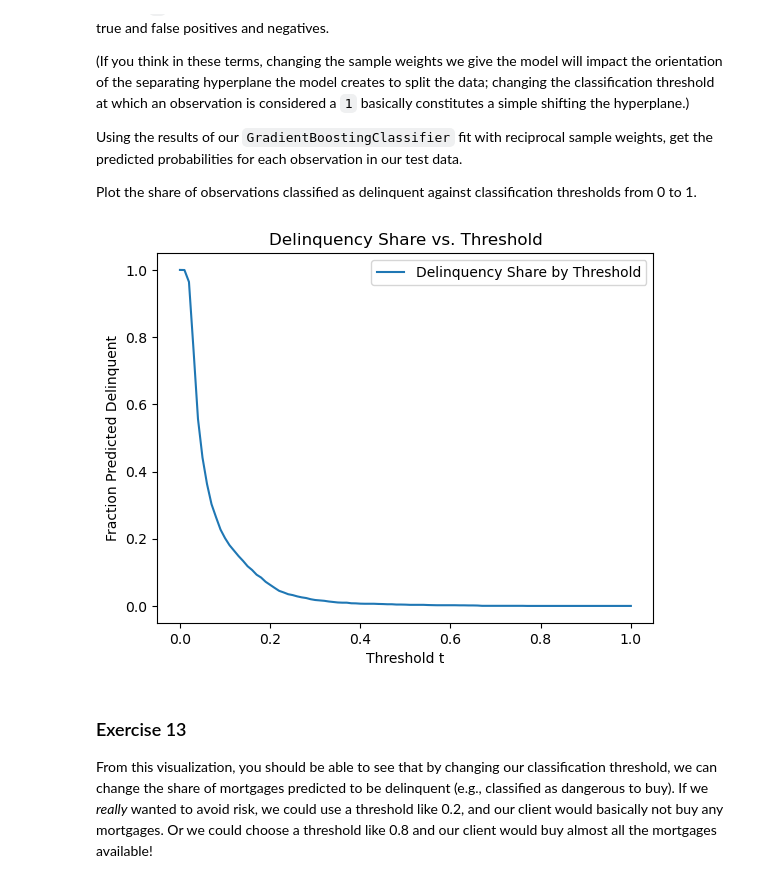
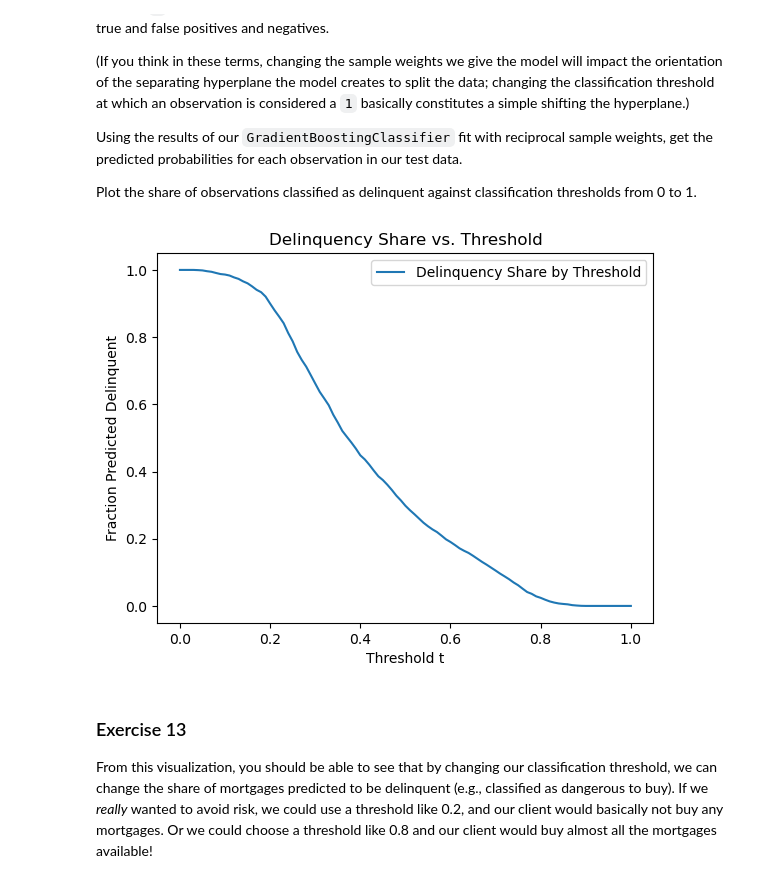
Before and after one commit to cathylyirang/IDS_701_UDS, a Jupyter notebook: exercise_passive_prediction.ipynb, the cells around one changed output. Saved outputs shown, nothing was run; the diff lists cells and outputs as text; code cells hidden in the pictures.

```diff
--- a/exercise_passive_prediction.ipynb
+++ b/exercise_passive_prediction.ipynb
@@ -262,7 +264,8 @@ If a loan has been acquired by REO, then the Current Loan Delinquency Status wil
 > RA = REO Acquisition
 # %%
 db_m["Indicator"] = (
-    db_m.groupby("Loan Sequence Number")["Current Loan Delinquency Status"]
+    db_m.groupby("Loan Sequence Number")[
+        "Current Loan Delinquency Status"]
     .transform(lambda x: (x != "0").any())
     .astype(int)
 )
@@ -481,13 +491,13 @@ formula = (
     'C(Q("Property Type")) + '
     'Q("Original Loan Term") +'
     'C(Q("Number of Borrowers")) + '
-    'C(Q("Interest Only (I/O) Indicator")) - 1'
+    'C(Q("Interest Only (I/O) Indicator"))'
 )
 
 y, X = dmatrices(formula, data=db_model, return_type="dataframe")
 
 ex7_num_obs = X.shape[0]
-results["ex10_num_obs"] = ex7_num_obs
+results["ex7_num_obs"] = ex7_num_obs
 print(
     f"After performing our one hot encoding and removing null elements, the number of observations in the dataset is {ex7_num_obs:,}."
 )
@@ -564,4 +571,0 @@ sample_weights = np.where(y_train == 1, minority_weight, majority_weight)
-# %%
-# Re-instantiate the Gradient Boosting Classifier
-gbc = GradientBoostingClassifier(random_state=42)
-gbc.fit(X_train, y_train.squeeze())
@@ -577,0 +572,22 @@ The share of observations that are now predicted to be delinquent is 0.004.
+# %%
+delinquency_share = y_train.mean()
+majority_share   = 1.0 - delinquency_share
+
+w_1 = 1.0 / delinquency_share
+w_0 = 1.0 / majority_share
+
+sample_weights = np.where(y_train.values.flatten() == 1, w_1, w_0)
+
+gbc = GradientBoostingClassifier(random_state=42)
+gbc.fit(X_train, y_train.values.flatten(), sample_weight=sample_weights)
+
+y_hat_weighted = gbc.predict(X_test)
+frac_pred_delq_weighted = (y_hat_weighted == 1).mean()
+
+results["ex11_predicted_delinquent"] =      round(frac_pred_delq_weighted, 3)
+results["ex11_share_delinquent_weighted"] = round(frac_pred_delq_weighted, 3)
+
+
+print(f"Predicted to be delinquent (weighted model) = {results["ex11_predicted_delinquent"]}.")
+
+print(f"Share predicted to be delinquent (weighted model) = {results["ex11_share_delinquent_weighted"]}")
@@ -594,26 +613,27 @@ Plot the share of observations classified as delinquent against classification t
 # %%
 thresholds = np.linspace(0, 1, 101)
 y_probs = gbc.predict_proba(X_test)[:, 1]
 y_pred_t = (y_probs >= 0.5).astype(int)
 share_delinquent_t = y_pred_t.mean()
 
 share_del_t_list = []
 
 for t in thresholds:
     y_pred_t = (y_probs >= t).astype(int)
     share_t = y_pred_t.mean()
     share_del_t_list.append(share_t)
 
 import matplotlib.pyplot as plt
 
-plt.plot(thresholds, share_del_t_list, label='Delinquency Share by Threshold')
+plt.plot(thresholds, share_del_t_list, label
+         ='Delinquency Share by Threshold')
 plt.xlabel('Threshold t')
 plt.ylabel('Fraction Predicted Delinquent')
 plt.title('Delinquency Share vs. Threshold')
 plt.legend()
 plt.show()
 # %% [output]
-[figure, old version]
+[figure, new version]
 # %% [markdown]
 ### Exercise 13
 
```
Also changed, not shown: parts of 29 cells of this notebook, 3 other files.
